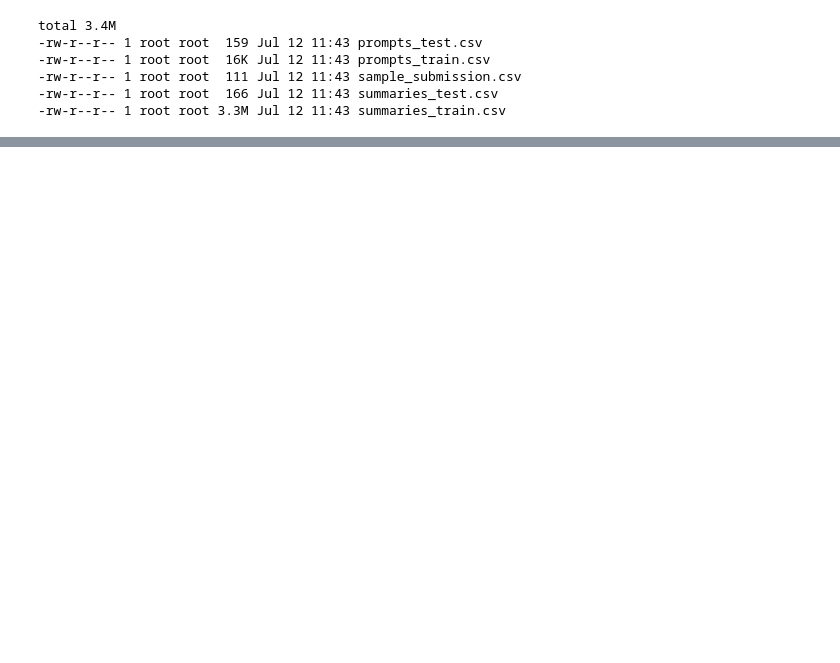
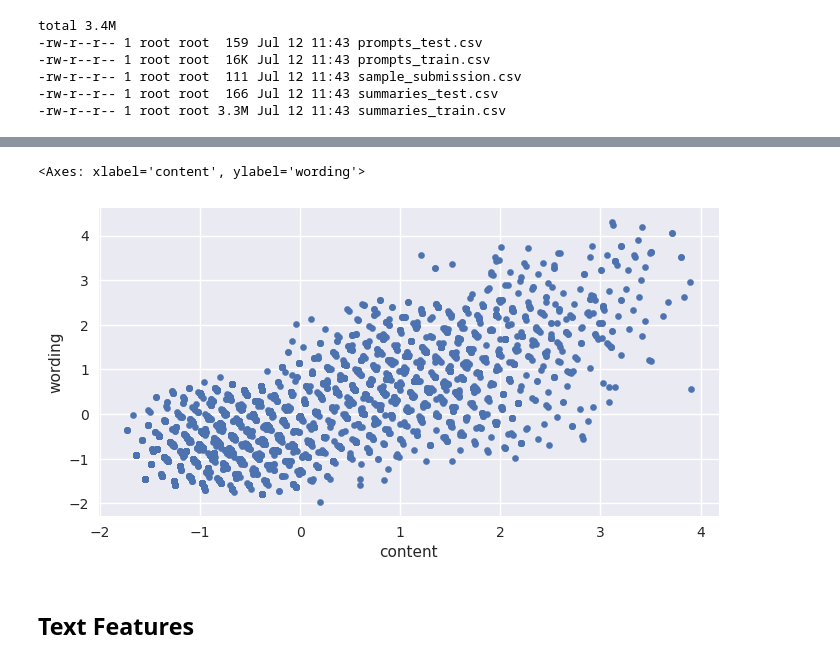
Before and after one commit to konumaru/CommonLit2023, a Jupyter notebook: notebook/eda.ipynb, the cells around one changed output, grey strips where cells are left out. Cells and saved outputs as stored; diff of their text form; code cells hidden in the pictures; blank space fills up the shorter version.

```diff
--- a/notebook/eda.ipynb
+++ b/notebook/eda.ipynb
@@ -23,0 +124,7 @@ a
+# %%
+summaries_train.plot.scatter(x="content", y="wording", figsize=(8, 4))
+# %% [output]
+<Axes: xlabel='content', ylabel='wording'>
+[figure, added]
+# %% [markdown]
+## Text Features
```
Also changed, not shown: parts of 25 cells of this notebook, 1 other file.
